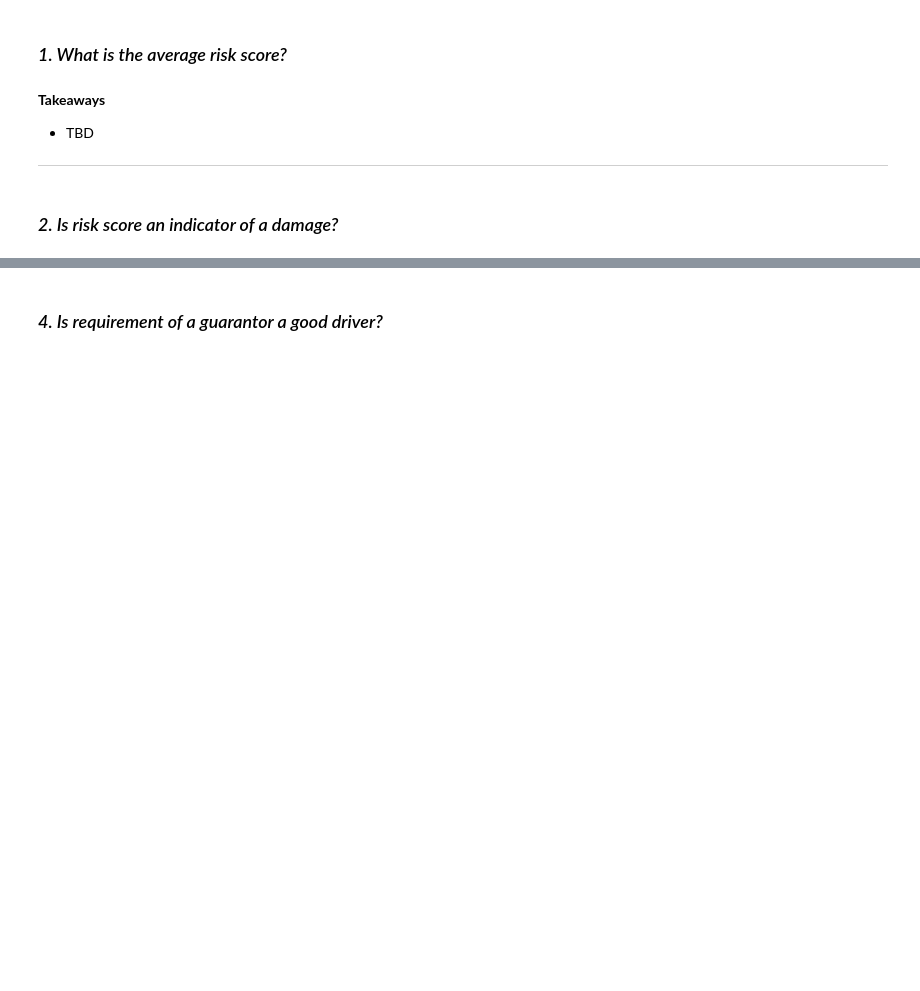
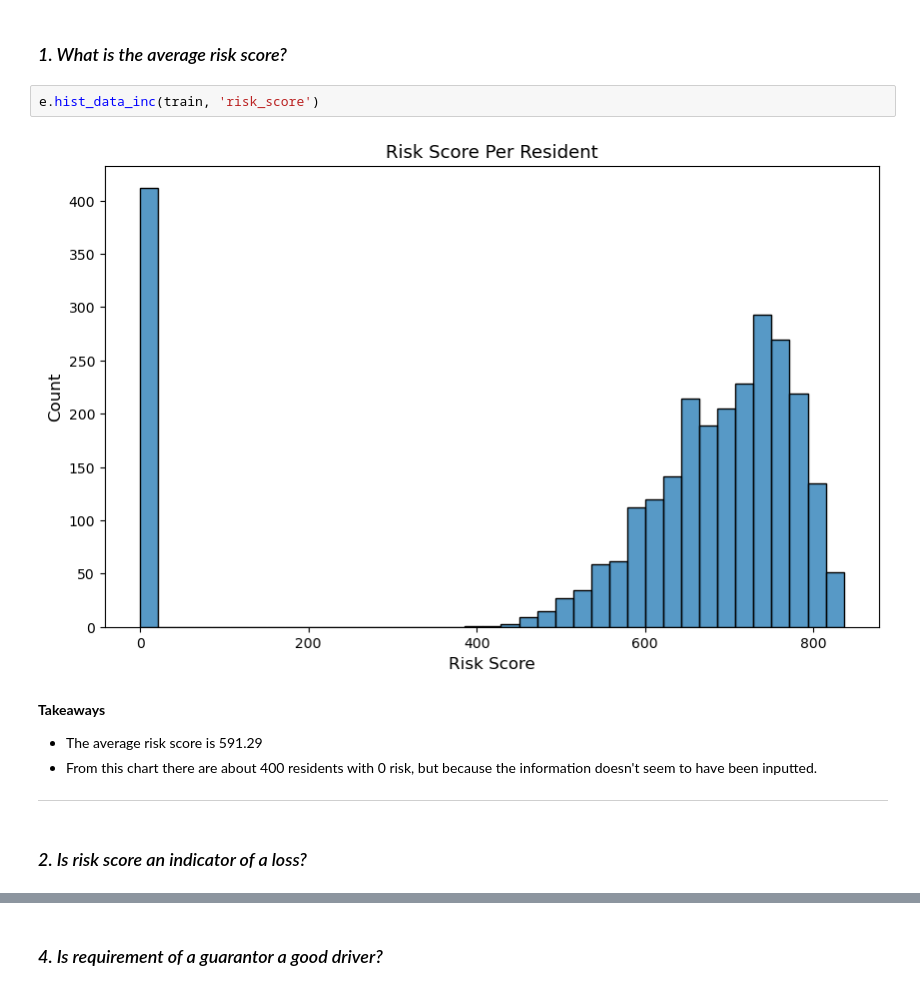
Before and after one commit to Project-DANE/DANE, a Jupyter notebook: final_notebook.ipynb, the cells around one changed output, grey strips where cells are left out. Cells and saved outputs as stored; diff of their text form; blank space fills up the shorter version.

```diff
--- a/final_notebook.ipynb
+++ b/final_notebook.ipynb
@@ -133,11 +133,16 @@ memory usage: 418.2+ KB
 train.prop_id = train.prop_id.apply(e.states)
 # %% [markdown]
 ### *1. What is the average risk score?*
+# %%
+e.hist_data_inc(train, 'risk_score')
+# %% [output]
+[figure, added]
 # %% [markdown]
 **Takeaways**
 
-- TBD
+- The average risk score is 591.29
+- From this chart there are about 400 residents with 0 risk, but because the information doesn't seem to have been inputted.
 
 ____
 # %% [markdown]
-### *2. Is risk score an indicator of a damage?*
+### *2. Is risk score an indicator of a loss?*
```
Also changed, not shown: parts of 17 cells of this notebook, 1 other file.
